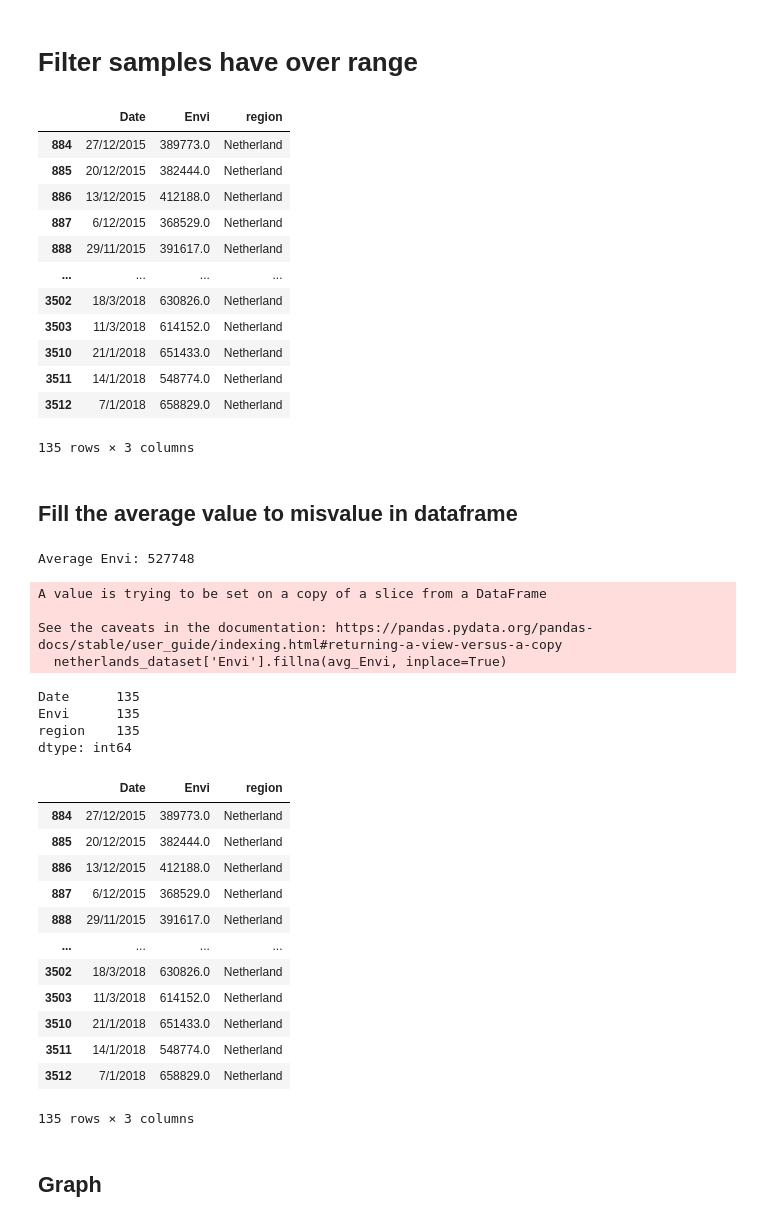
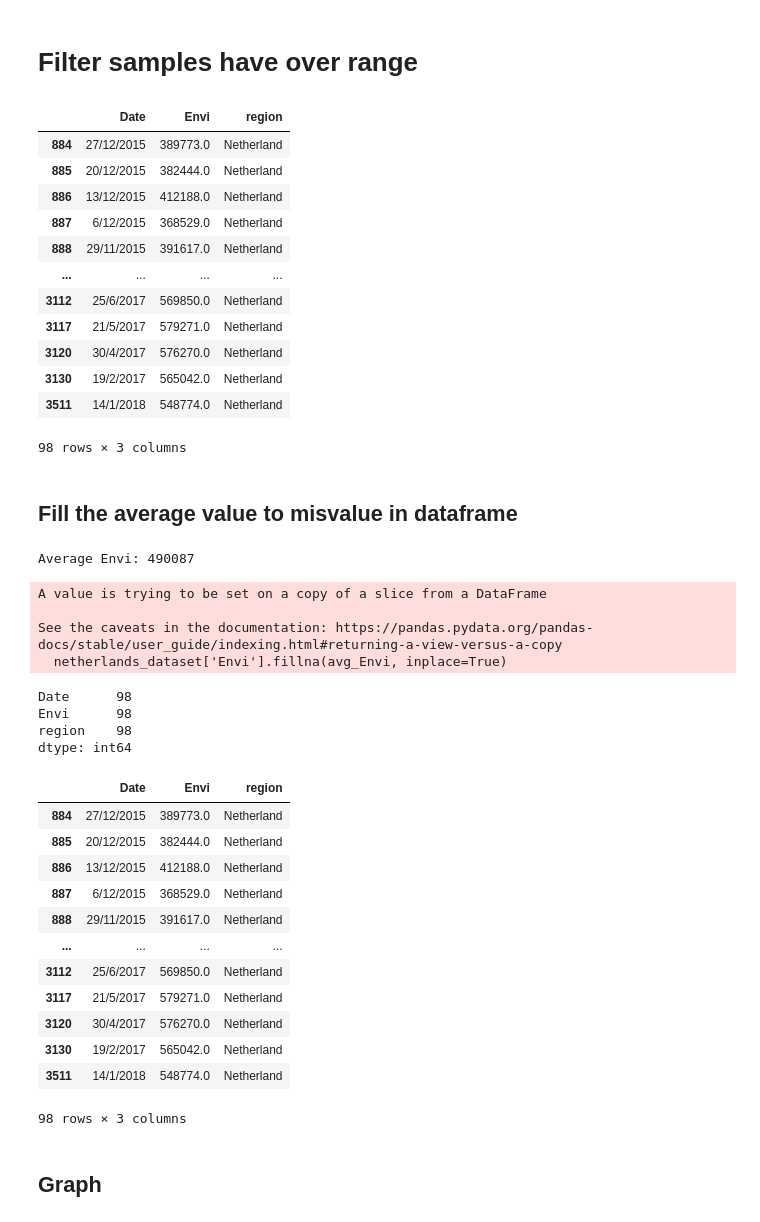
Before and after one commit to MaiWittawat/miniproject2-ai, a Jupyter notebook: envi/code.ipynb, the cells around one changed output. Saved outputs shown, nothing was run; the diff lists cells and outputs as text; code cells hidden in the pictures.

```diff
--- a/envi/code.ipynb
+++ b/envi/code.ipynb
@@ -48,22 +48,22 @@ dtype: int64
 # %% [markdown]
 # Filter samples have over range
 # %%
-netherlands_dataset = netherlands_dataset[netherlands_dataset['Envi'] <= 680000] # best 680000
+netherlands_dataset = netherlands_dataset[netherlands_dataset['Envi'] <= 580000] # best 580000
 netherlands_dataset
 # %% [output]
 |  | Date | Envi | region |
 | 884 | 27/12/2015 | 389773.0 | Netherland |
 | 885 | 20/12/2015 | 382444.0 | Netherland |
 | 886 | 13/12/2015 | 412188.0 | Netherland |
 | 887 | 6/12/2015 | 368529.0 | Netherland |
 | 888 | 29/11/2015 | 391617.0 | Netherland |
 | ... | ... | ... | ... |
-| 3502 | 18/3/2018 | 630826.0 | Netherland |
-| 3503 | 11/3/2018 | 614152.0 | Netherland |
-| 3510 | 21/1/2018 | 651433.0 | Netherland |
+| 3112 | 25/6/2017 | 569850.0 | Netherland |
+| 3117 | 21/5/2017 | 579271.0 | Netherland |
+| 3120 | 30/4/2017 | 576270.0 | Netherland |
+| 3130 | 19/2/2017 | 565042.0 | Netherland |
 | 3511 | 14/1/2018 | 548774.0 | Netherland |
-| 3512 | 7/1/2018 | 658829.0 | Netherland |
-135 rows × 3 columns
+98 rows × 3 columns
 # %% [markdown]
 ## Fill the average value to misvalue in dataframe
 # %%
@@ -77,14 +77,14 @@ netherlands_dataset['Envi'].fillna(avg_Envi, inplace=True)
 
 netherlands_dataset.count()
 # %% [output]
-Average Envi: 527748
+Average Envi: 490087
 A value is trying to be set on a copy of a slice from a DataFrame
 
 See the caveats in the documentation: https://pandas.pydata.org/pandas-docs/stable/user_guide/indexing.html#returning-a-view-versus-a-copy
   netherlands_dataset['Envi'].fillna(avg_Envi, inplace=True)
-Date      135
-Envi      135
-region    135
+Date      98
+Envi      98
+region    98
 dtype: int64
 # %%
 netherlands_dataset
@@ -96,12 +96,12 @@ netherlands_dataset
 | 887 | 6/12/2015 | 368529.0 | Netherland |
 | 888 | 29/11/2015 | 391617.0 | Netherland |
 | ... | ... | ... | ... |
-| 3502 | 18/3/2018 | 630826.0 | Netherland |
-| 3503 | 11/3/2018 | 614152.0 | Netherland |
-| 3510 | 21/1/2018 | 651433.0 | Netherland |
+| 3112 | 25/6/2017 | 569850.0 | Netherland |
+| 3117 | 21/5/2017 | 579271.0 | Netherland |
+| 3120 | 30/4/2017 | 576270.0 | Netherland |
+| 3130 | 19/2/2017 | 565042.0 | Netherland |
 | 3511 | 14/1/2018 | 548774.0 | Netherland |
-| 3512 | 7/1/2018 | 658829.0 | Netherland |
-135 rows × 3 columns
+98 rows × 3 columns
 # %% [markdown]
 ## Graph
 # %% [markdown]
```
Also changed, not shown: parts of 10 cells of this notebook, 2 other files.
